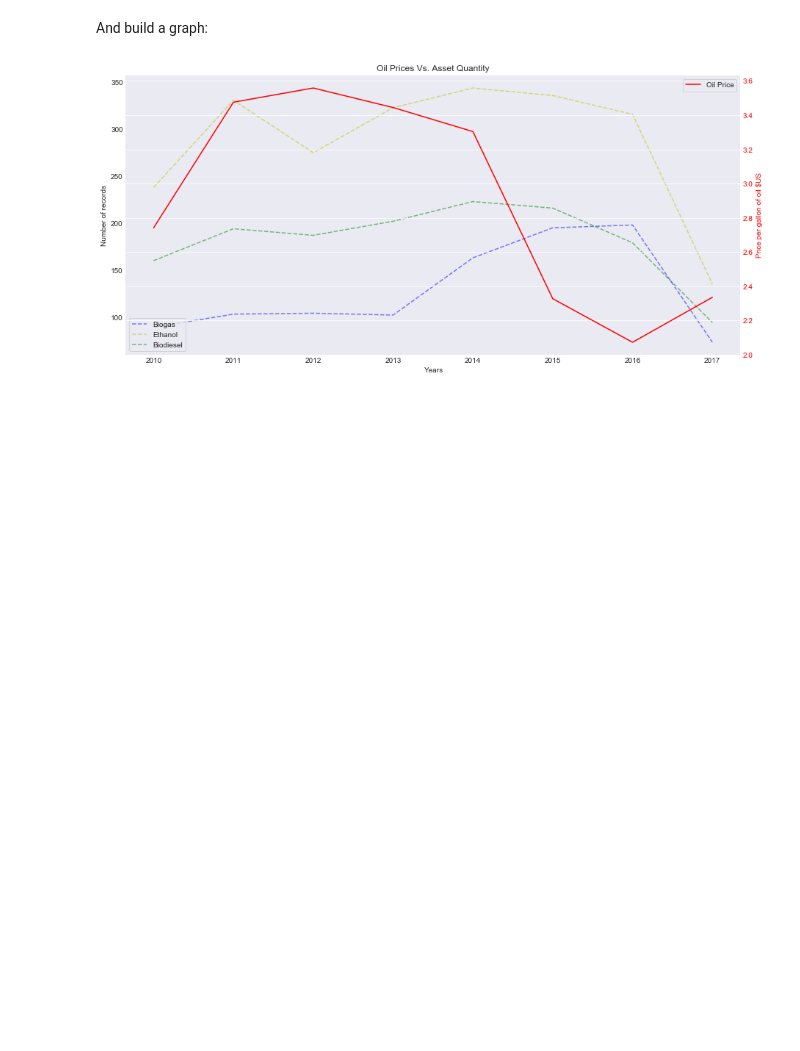
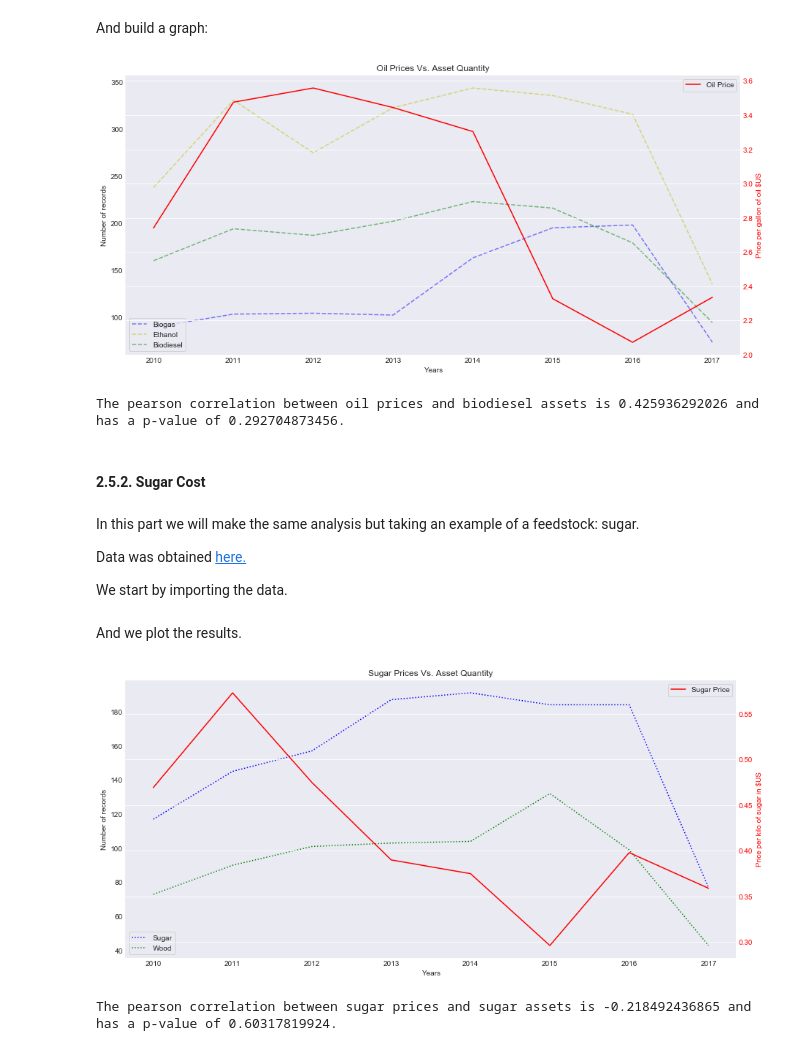
Before and after one commit to duarteocarmo/technological_capabilities, a Jupyter notebook: notebooks/2_2_Capability Correlations_Time.ipynb, the cells around one changed output. Cells and saved outputs as stored; diff of their text form; code cells hidden in the pictures; blank space fills up the shorter version.

Commit message:
Added sugar correlation.

```diff
--- a/notebooks/2_2_Capability Correlations_Time.ipynb
+++ b/notebooks/2_2_Capability Correlations_Time.ipynb
@@ -496,5 +499,55 @@ ax2.legend(loc=1, frameon=True)
 
 # expose
 plt.show()
+
+# print pearson correlation index
+chosen_output = 'biodiesel'
+oil_corr = stats.pearsonr(get_records_of(chosen_output, 'Output', normalization=False), oil_prices)
+print 'The pearson correlation between oil prices and {} assets is {} and has a p-value of {}.'.format(chosen_output, oil_corr[0], oil_corr[1])
 # %% [output]
 [figure]
+The pearson correlation between oil prices and biodiesel assets is 0.425936292026 and has a p-value of 0.292704873456.
+# %% [markdown]
+#### 2.5.2. Sugar Cost  <a class="anchor" id="two-five-two"></a>
+# %% [markdown]
+In this part we will make the same analysis but taking an example of a feedstock: sugar.
+
+Data was obtained [here.](http://databank.worldbank.org/data/reports.aspx?source=global-economic-monitor-commodities#)
+
+We start by importing the data.
+# %%
+sugar_data = pd.read_csv('Data/Sugar_Price_csv', delimiter=';', header=None).as_matrix()
+sugar_prices = list(sugar_data[:, 1])
+# %% [markdown]
+And we plot the results.
+# %%
+# define subplots
+fig, ax1 = plt.subplots(figsize=(15,7))
+
+# first axis
+ax1.plot(range(2010, 2018), get_records_of('sugar', 'Feedstock', normalization=False), label='Sugar', color='b', ls=':', alpha=1)
+ax1.plot(range(2010, 2018), get_records_of('wood', 'Feedstock', normalization=False), label='Wood', color='g', ls=':', alpha=1)
+ax1.set_xlabel('Years')
+ax1.set_ylabel('Number of records')
+ax1.tick_params('y')
+ax1.set_title('Sugar Prices Vs. Asset Quantity')
+ax1.legend(loc=3, frameon=True)
+ax1.grid(False)
+
+# second axis
+ax2 = ax1.twinx()
+ax2.plot(range(2010, 2018),sugar_prices, color='r', label='Sugar Price', ls='-')
+ax2.set_ylabel('Price per kilo of sugar in $US', color='r')
+ax2.tick_params('y', colors='r')
+ax2.legend(loc=1, frameon=True)
+
+# expose
+plt.show()
+
+# print pearson correlation index
+chosen_feed = 'sugar'
+sug_corr = stats.pearsonr(get_records_of(chosen_feed, 'Feedstock', normalization=False), sugar_prices)
+print 'The pearson correlation between sugar prices and {} assets is {} and has a p-value of {}.'.format(chosen_feed, sug_corr[0], sug_corr[1])
+# %% [output]
+[figure, added]
+The pearson correlation between sugar prices and sugar assets is -0.218492436865 and has a p-value of 0.60317819924.
```
Also changed, not shown: parts of 5 cells of this notebook.
